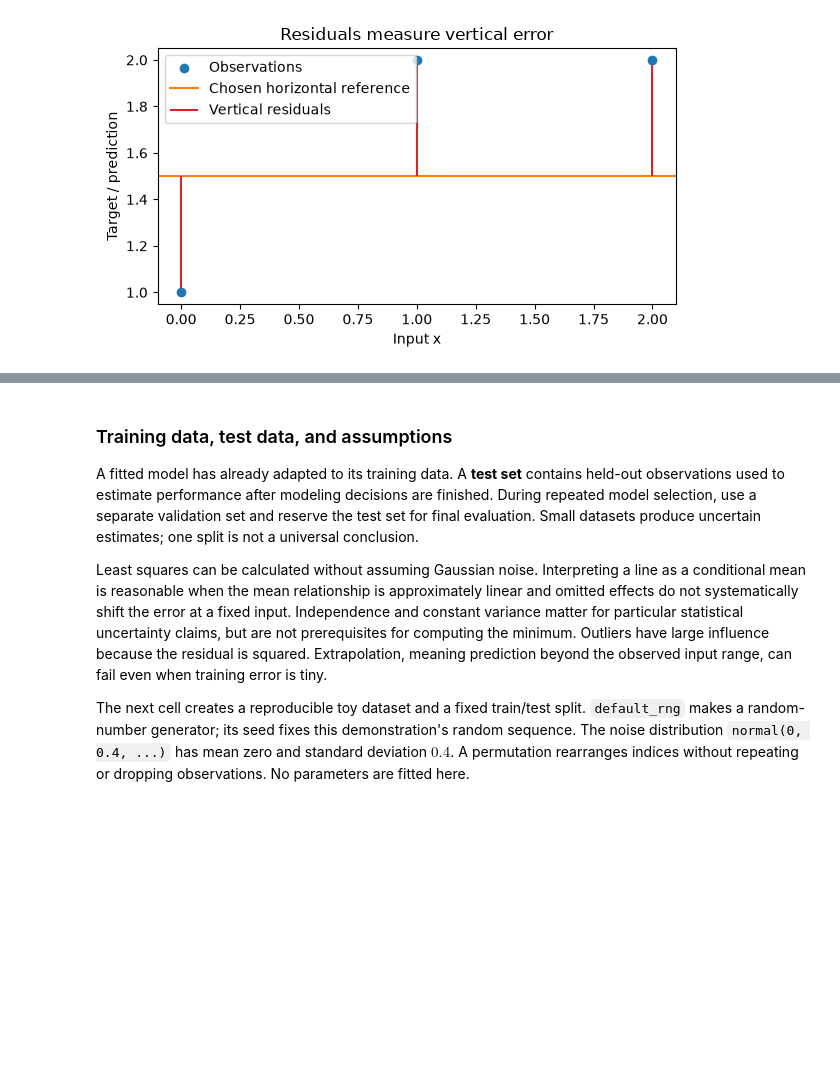
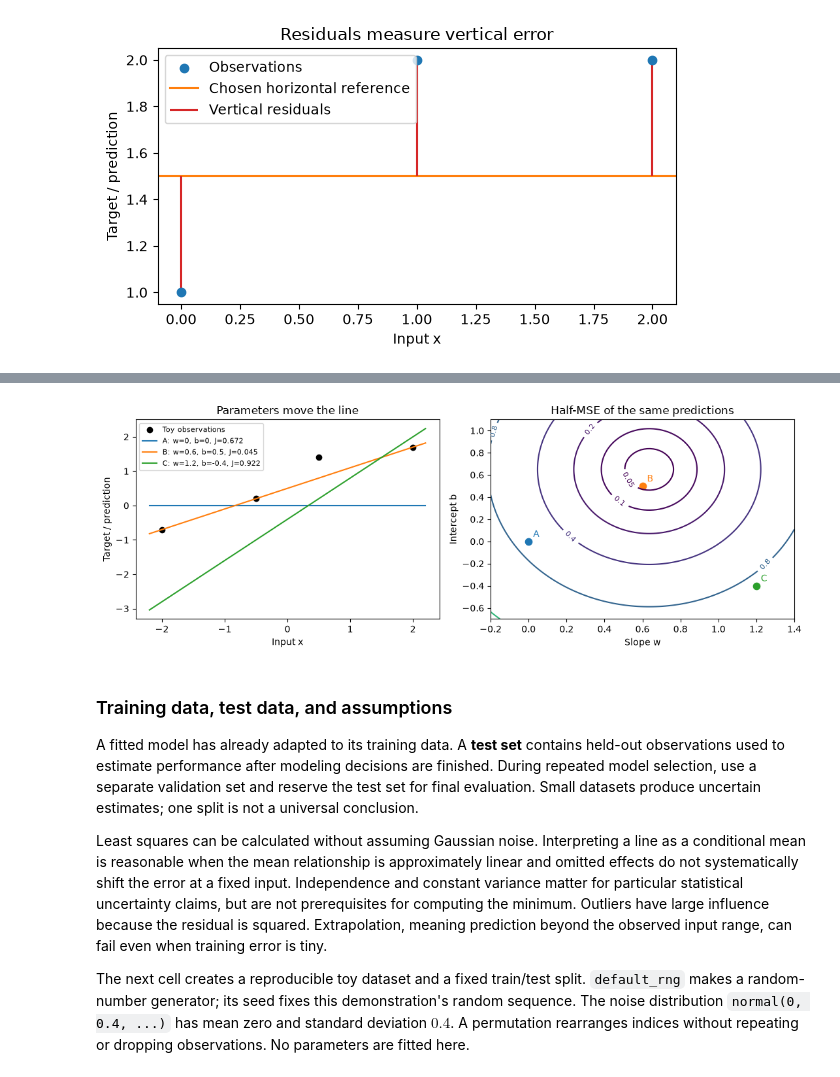
Before and after one commit to rafaself/machine-learning-from-scratch, a Jupyter notebook: notebooks/01-foundations/linear-regression.ipynb, the cells around one changed output, grey strips where cells are left out. Cells and saved outputs as stored; diff of their text form; code cells hidden in the pictures; blank space fills up the shorter version.

```diff
--- a/notebooks/01-foundations/linear-regression.ipynb
+++ b/notebooks/01-foundations/linear-regression.ipynb
@@ -659,3 +673,48 @@ plt.show()
+# %%
+intuition_x = np.array([-2., -.5, .5, 2.])
+intuition_y = np.array([-.7, .2, 1.4, 1.7])
+intuition_candidates = [(0., 0.), (.6, .5), (1.2, -.4)]
+intuition_labels = ["A", "B", "C"]
+intuition_colors = ["tab:blue", "tab:orange", "tab:green"]
+intuition_line_x = np.linspace(-2.2, 2.2, 100)
+intuition_slopes, intuition_biases = np.meshgrid(
+    np.linspace(-.2, 1.4, 100), np.linspace(-.7, 1.1, 100)
+)
+intuition_grid_residuals = (
+    intuition_slopes[..., None] * intuition_x
+    + intuition_biases[..., None] - intuition_y
+)
+intuition_loss_surface = np.mean(intuition_grid_residuals**2, axis=-1) / 2
+intuition_figure, intuition_axes = plt.subplots(1, 2, figsize=(11, 4))
+intuition_axes[0].scatter(intuition_x, intuition_y, color="black", label="Toy observations")
+intuition_contours = intuition_axes[1].contour(
+    intuition_slopes, intuition_biases, intuition_loss_surface,
+    levels=[.05, .1, .2, .4, .8, 1.6, 2.4],
+)
+intuition_axes[1].clabel(intuition_contours, fontsize=8, fmt="%g")
+intuition_candidate_losses = []
+for (intuition_w, intuition_b), intuition_label, intuition_color in zip(
+    intuition_candidates, intuition_labels, intuition_colors
+):
+    intuition_loss = np.mean((intuition_w * intuition_x + intuition_b - intuition_y)**2) / 2
+    intuition_candidate_losses.append(float(intuition_loss))
+    intuition_axes[0].plot(
+        intuition_line_x, intuition_w * intuition_line_x + intuition_b,
+        color=intuition_color,
+        label=f"{intuition_label}: w={intuition_w:g}, b={intuition_b:g}, J={intuition_loss:.3f}",
+    )
+    intuition_axes[1].scatter(intuition_w, intuition_b, color=intuition_color, s=55)
+    intuition_axes[1].annotate(
+        intuition_label, (intuition_w, intuition_b), xytext=(5, 5),
+        textcoords="offset points", color=intuition_color,
+    )
+intuition_axes[0].set(xlabel="Input x", ylabel="Target / prediction", title="Parameters move the line")
+intuition_axes[0].legend(fontsize=8)
+intuition_axes[1].set(xlabel="Slope w", ylabel="Intercept b", title="Half-MSE of the same predictions")
+intuition_figure.tight_layout()
+plt.show()
+# %% [output]
+[figure, added]
 # %% [markdown]
 ### Training data, test data, and assumptions
 
```
Also changed, not shown: parts of 1 cell of this notebook, 2 other files.
